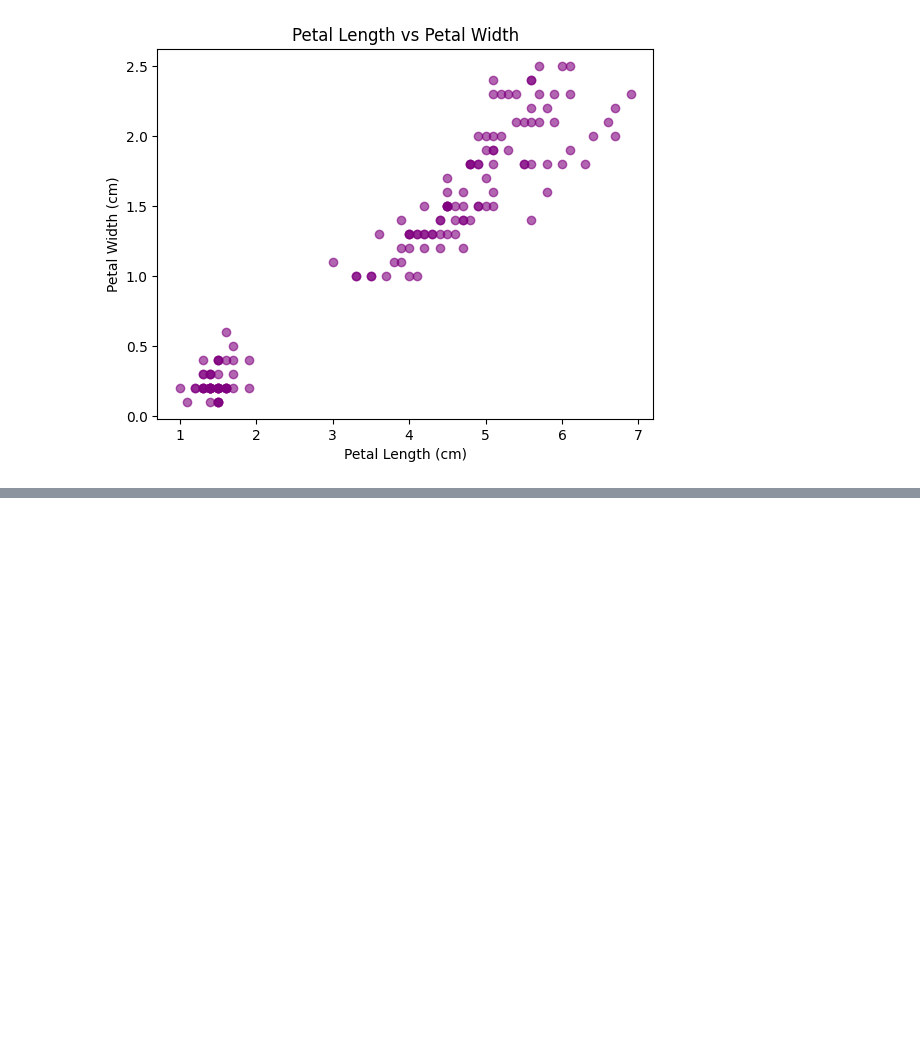
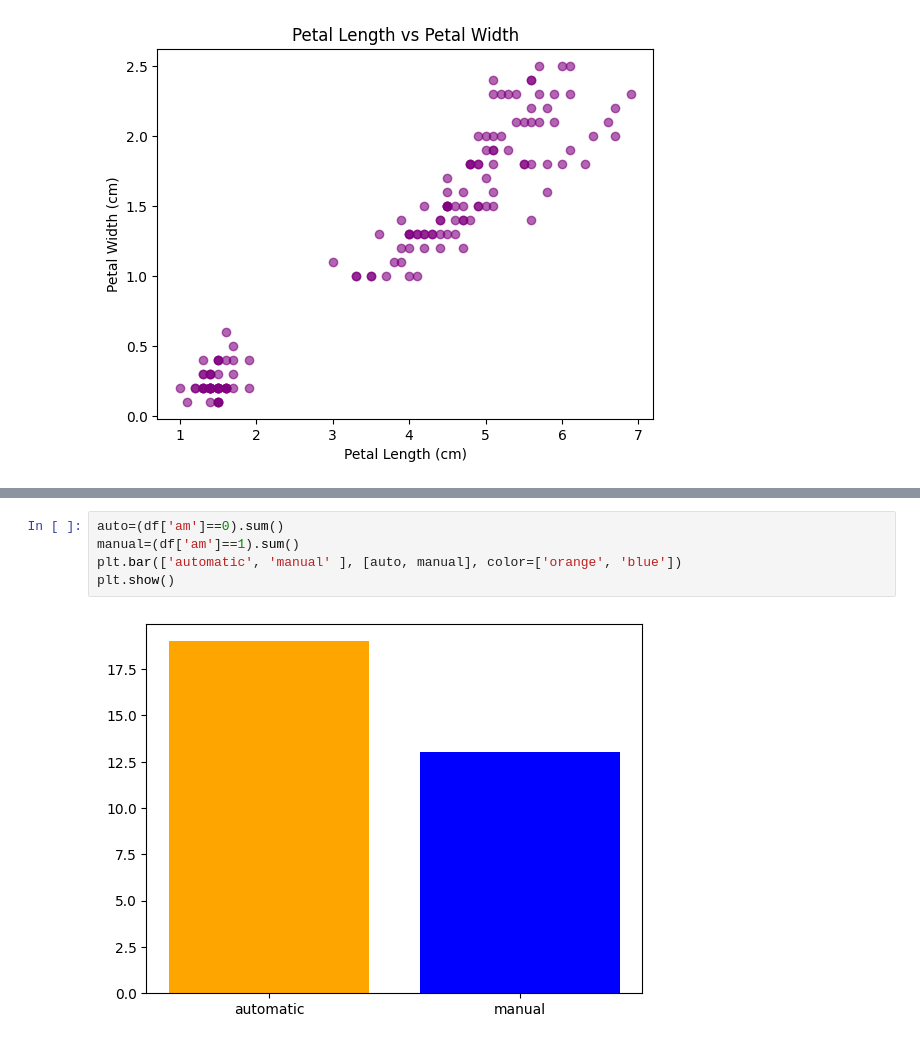
Before and after one commit to chinmayhandi/chinmay, a Jupyter notebook: AIML_Lab_Exercise.ipynb, the cells around one changed output, grey strips where cells are left out. Drawn from its saved outputs; the diff is of its cells as text; blank space fills up the shorter version.

```diff
--- a/AIML_Lab_Exercise.ipynb
+++ b/AIML_Lab_Exercise.ipynb
@@ -2224,0 +2255,7 @@ plt.show()
+# %%
+auto=(df['am']==0).sum()
+manual=(df['am']==1).sum()
+plt.bar(['automatic', 'manual' ], [auto, manual], color=['orange', 'blue'])
+plt.show()
+# %% [output]
+[figure, added]
```
Also changed, not shown: parts of 6 cells of this notebook.
